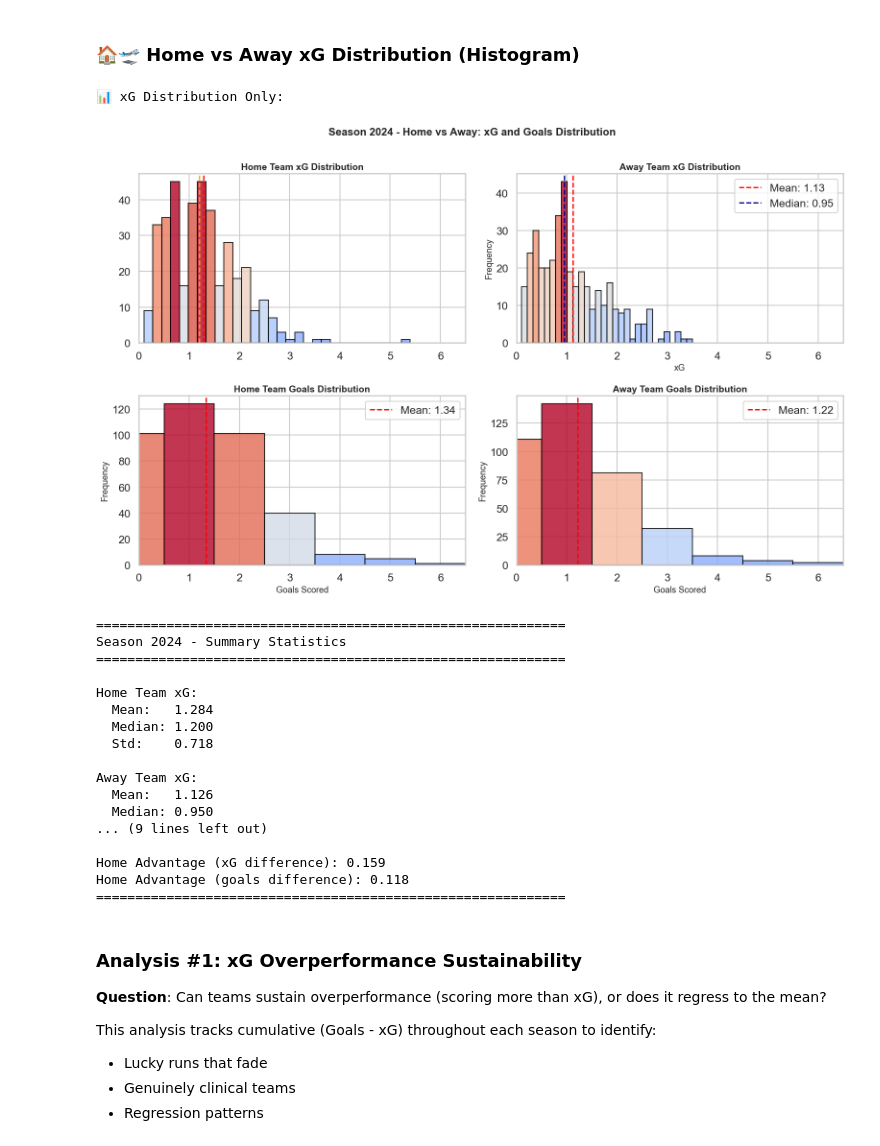
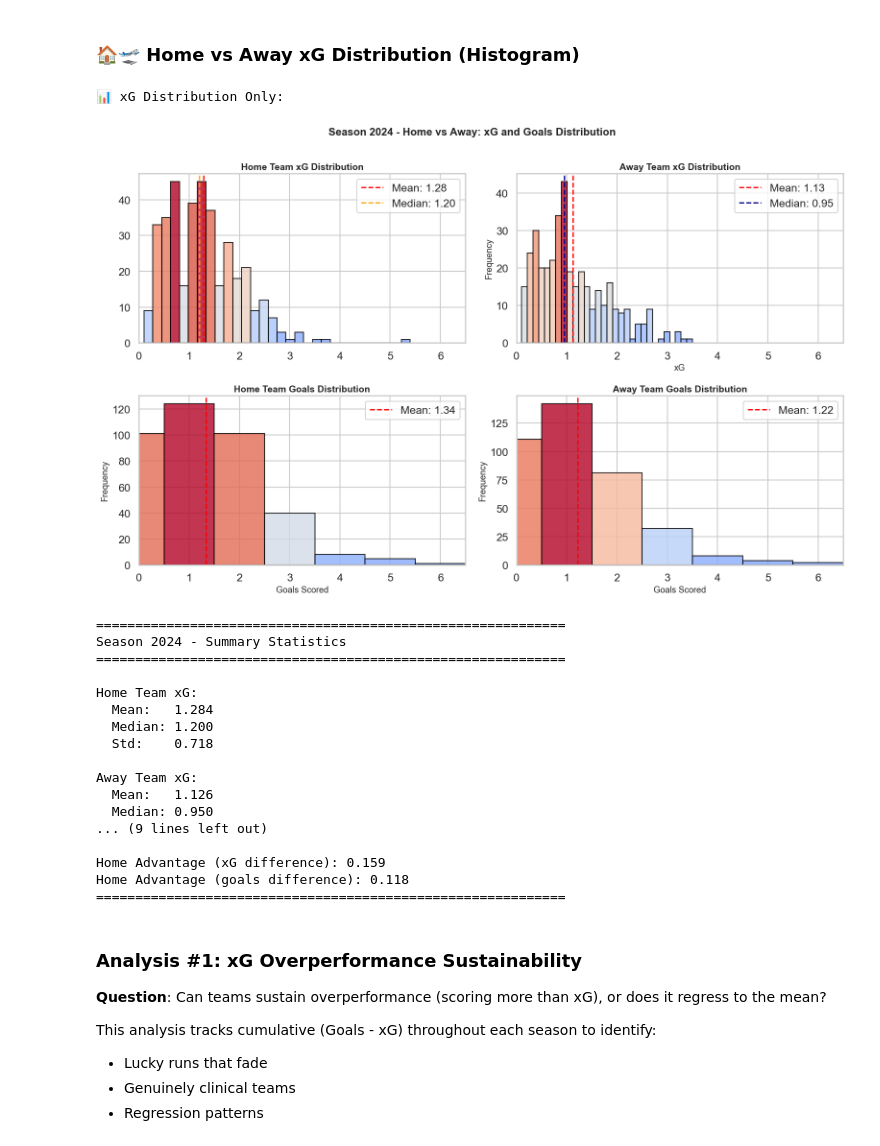
Before and after one commit to michaail/serie-a-data-analysis, a Jupyter notebook: xG_analysis.ipynb, the cells around one changed output. Drawn from its saved outputs; the diff is of its cells as text; code cells hidden in the pictures.

```diff
--- a/xG_analysis.ipynb
+++ b/xG_analysis.ipynb
@@ -416,6 +416,7 @@ def plot_home_away_distribution(season, show_goals=False):
         axes[0, 0].axvline(season_df['xg'].median(), color='orange', linestyle='--', linewidth=2, label=f'Median: {season_df["xg"].median():.2f}')
         axes[0, 0].set_title('Home Team xG Distribution', fontsize=14, weight='bold')
         axes[0, 0].set_xlim(0, home_max + 0.5)
+        axes[0, 0].legend()
 
         # Away xG distribution with gradient
         n, bins, patches = axes[0, 1].hist(season_df['xga'], bins=30, alpha=0.8, edgecolor='black')
@@ -503,34 +504,34 @@ def plot_home_away_distribution(season, show_goals=False):
     print(f"  Mean:   {season_df['xg'].mean():.3f}")
     print(f"  Median: {season_df['xg'].median():.3f}")
     print(f"  Std:    {season_df['xg'].std():.3f}")
 
     print(f"\nAway Team xG:")
     print(f"  Mean:   {season_df['xga'].mean():.3f}")
     print(f"  Median: {season_df['xga'].median():.3f}")
     print(f"  Std:    {season_df['xga'].std():.3f}")
 
     if show_goals:
         print(f"\nHome Team Goals:")
         print(f"  Mean:   {season_df['gf'].mean():.3f}")
         print(f"  Median: {season_df['gf'].median():.3f}")
 
         print(f"\nAway Team Goals:")
         print(f"  Mean:   {season_df['ga'].mean():.3f}")
         print(f"  Median: {season_df['ga'].median():.3f}")
 
     print(f"\nHome Advantage (xG difference): {season_df['xg'].mean() - season_df['xga'].mean():.3f}")
     if show_goals:
         print(f"Home Advantage (goals difference): {season_df['gf'].mean() - season_df['ga'].mean():.3f}")
     print(f"{'='*60}\n")
 
 
 # Example usage - xG only
 print("📊 xG Distribution Only:")
 
 plot_home_away_distribution(season=season_focus, show_goals=True)
 # %% [output]
 📊 xG Distribution Only:
-[figure, old version]
+[figure, new version]
 ============================================================
 Season 2024 - Summary Statistics
 ============================================================
```
Also changed, not shown: parts of 3 cells of this notebook, 4 other files.
